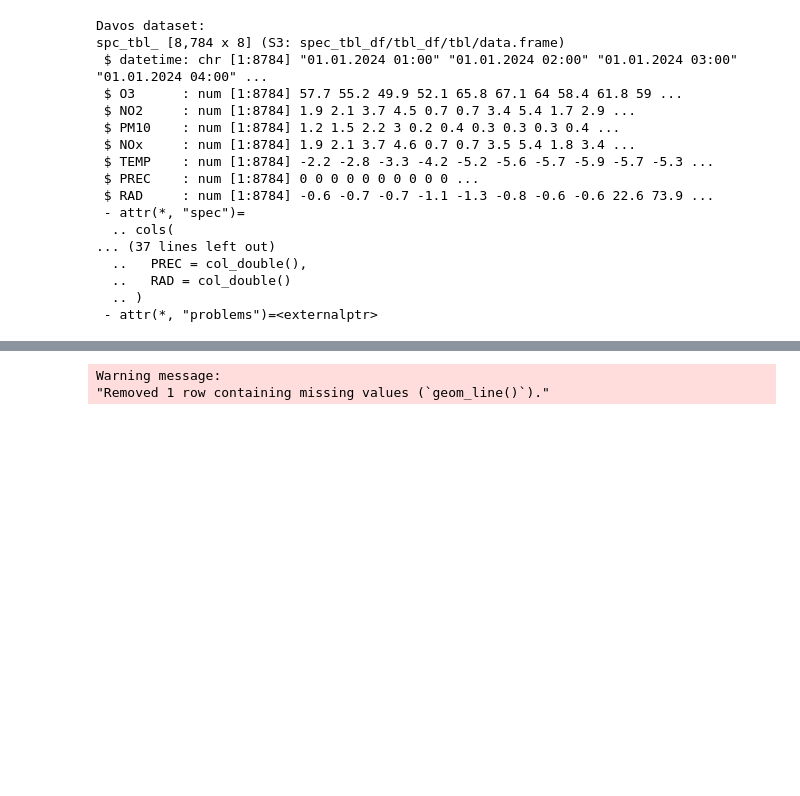
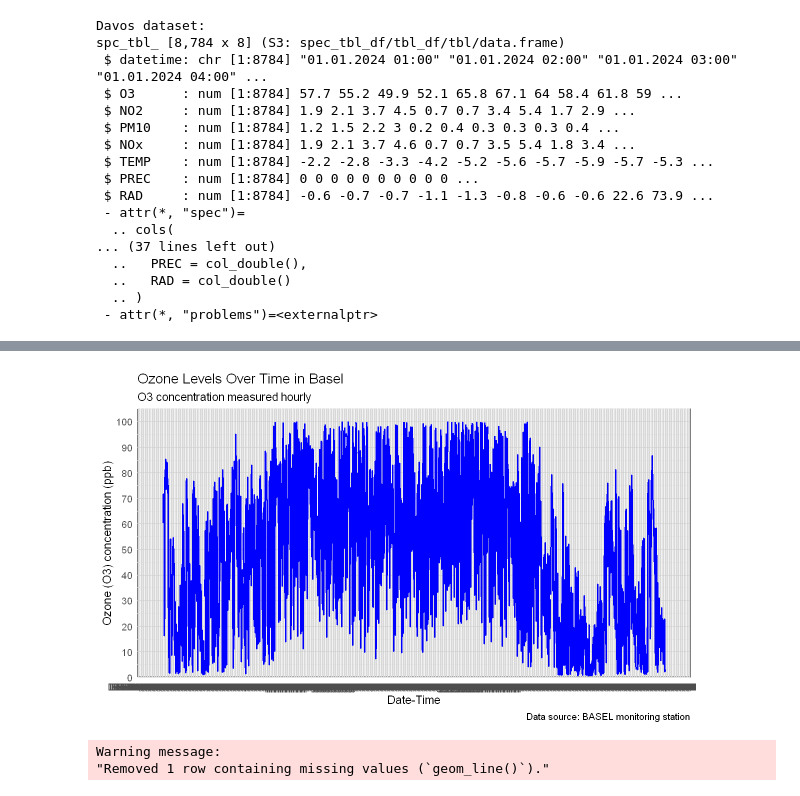
Before and after one commit to matheogodenzi/Air_pollution, a Jupyter notebook: Discovering_data.ipynb, the cells around one changed output, grey strips where cells are left out. Cells and saved outputs as stored; diff of their text form; code cells hidden in the pictures; blank space fills up the shorter version.

```diff
--- a/Discovering_data.ipynb
+++ b/Discovering_data.ipynb
@@ -33,7 +44,7 @@ theme_set(theme_bw()) # just my preference for plots
 # %%
 ## ------------------LOADING DATA------------------------------------------------------
 ## Define input file (located in same directory)
-BASEL <- "./Data/BAS.csv"
+BASEL <- "./Data/BAS(1).csv"
 file.exists(BASEL)
 
 DAVOS <- "./Data/DAV.csv"
@@ -172,0 +193,6 @@ Warning message:
+# %%
+#checking table rows
+invalid_rows <- which(is.na(BASEL_data$datetime))
+invalid_rows
+invalid_dates <- BASEL_data[is.na(BASEL_data$datetime), ]
+invalid_dates
@@ -172,0 +205,12 @@ Warning message:
+# %%
+## uncomment th eline below to coorect ptential errors
+BASEL_data[invalid_rows, "datetime"] <- as.POSIXct("2024-03-31 02:00:00")
+# %%
+# Extract the month
+BASEL_data[["month"]] <- month(BASEL_data[["datetime"]])
+
+# Extract the date (without time)
+BASEL_data[["date"]] <- date(BASEL_data[["datetime"]])
+
+# Check the results
+head(BASEL_data)
@@ -173,4 +227,64 @@ Warning message:
 # %%
-## Save graphics to an object.
-ggp <- ggplot(data)+
-  geom_line(aes(datetime, O3))
+# Load necessary libraries
+library(ggplot2)
+
+# Adjust plot dimensions (useful in RStudio or Jupyter-like environments)
+options(repr.plot.width = 10, repr.plot.height = 6)
+
+# Create the plot with all parameters adjustable
+plot <- ggplot(BASEL_data) +
+  geom_line(aes(x = datetime, y = O3),
+            color = "blue",         # Line color
+            size = 1,               # Line thickness
+            linetype = "solid") +   # Line type (solid, dashed, dotted, etc.)
+
+  # Customize titles and labels
+  labs(
+    title = "Ozone Levels Over Time in Basel",         # Main title
+    subtitle = "O3 concentration measured hourly",     # Subtitle
+    caption = "Data source: BASEL monitoring station", # Caption
+    x = "Date-Time",                                   # X-axis label
+    y = "Ozone (O3) concentration (ppb)"               # Y-axis label
+  ) +
+
+  # Adjust axis scales and breaks
+  scale_x_datetime(
+    date_labels = "%b %d, %H:%M",    # Format date labels
+    date_breaks = "1 day"            # Set time intervals
+  ) +
+  scale_y_continuous(
+    limits = c(0, 100),              # Set Y-axis range
+    breaks = seq(0, 100, by = 10),   # Y-axis breaks
+    expand = expansion(mult = c(0, 0.05)) # Avoid empty space at plot edges
+  ) +
+
+  # Customize axis text, ticks, and fonts
+  theme(
+    axis.text.x = element_text(angle = 45, hjust = 1, size = 12, color = "gray20"),
+    axis.text.y = element_text(size = 12, color = "gray20"),
+    axis.title.x = element_text(size = 14, face = "bold"),
+    axis.title.y = element_text(size = 14, face = "bold")
+  ) +
+
+  # Add gridlines and panel background
+  theme_minimal(base_size = 14) +    # Base font size
+  theme(
+    panel.grid.major = element_line(color = "gray80", size = 0.5),
+    panel.grid.minor = element_line(color = "gray90", size = 0.3),
+    panel.background = element_rect(fill = "white"),
+    plot.background = element_rect(fill = "white", color = NA)
+  ) +
+
+  # Adjust legend (if you add more aesthetics later)
+  theme(
+    legend.position = "right",               # Legend position: "top", "bottom", "left", "right"
+    legend.title = element_text(size = 12), # Legend title size
+    legend.text = element_text(size = 10)   # Legend text size
+  )
+
+# Print the plot
+print(plot)
+
+# Save the plot to a file
+ggsave("ozone_plot_basel.png", plot = plot, width = 10, height = 6, dpi = 300)
+# %% [output]
@@ -177,3 +297,4 @@ ggp <- ggplot(data)+
+[figure, added]
 # %%
 ## Print to pdf file.
 pdf("outputs/fig1.pdf")
```
Also changed, not shown: parts of 14 cells of this notebook, 4 other files.
